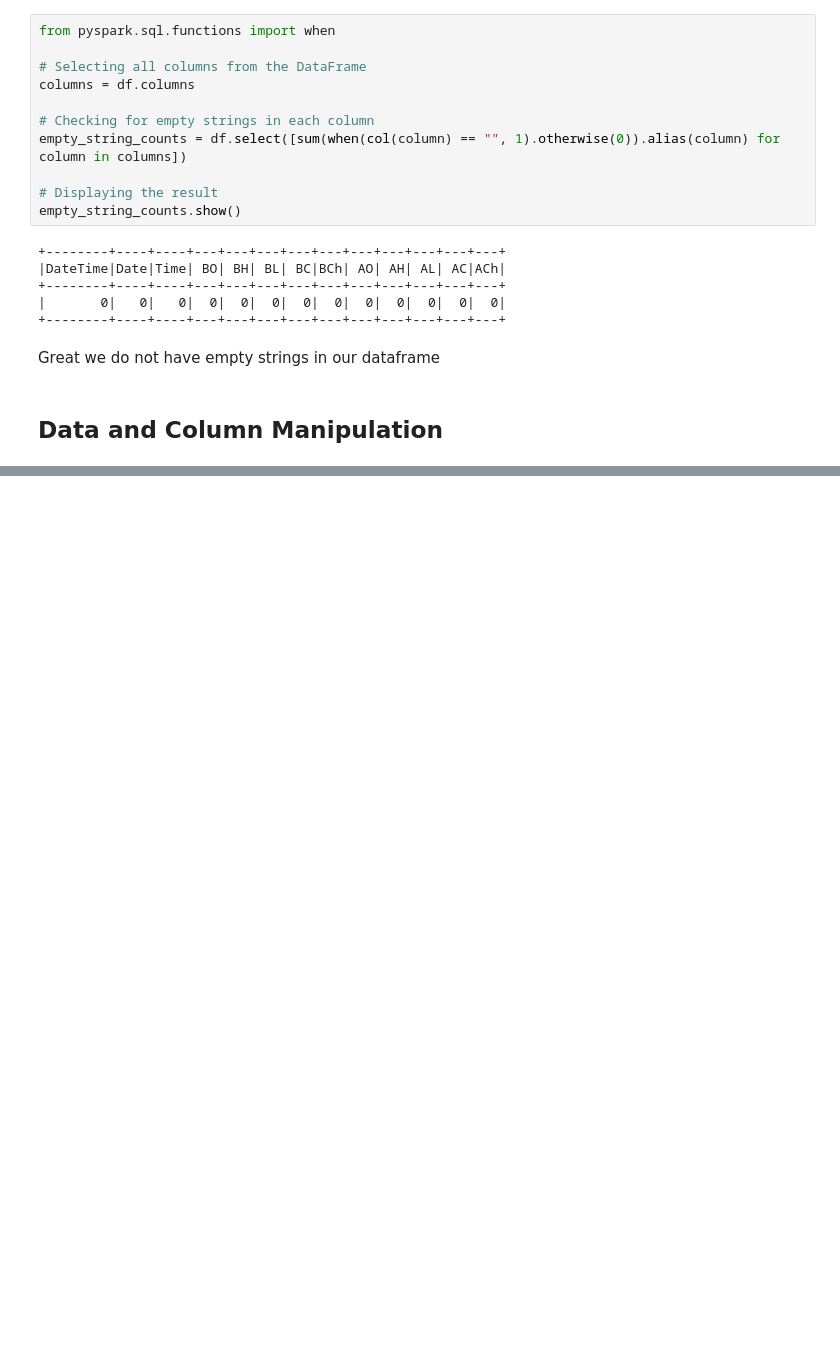
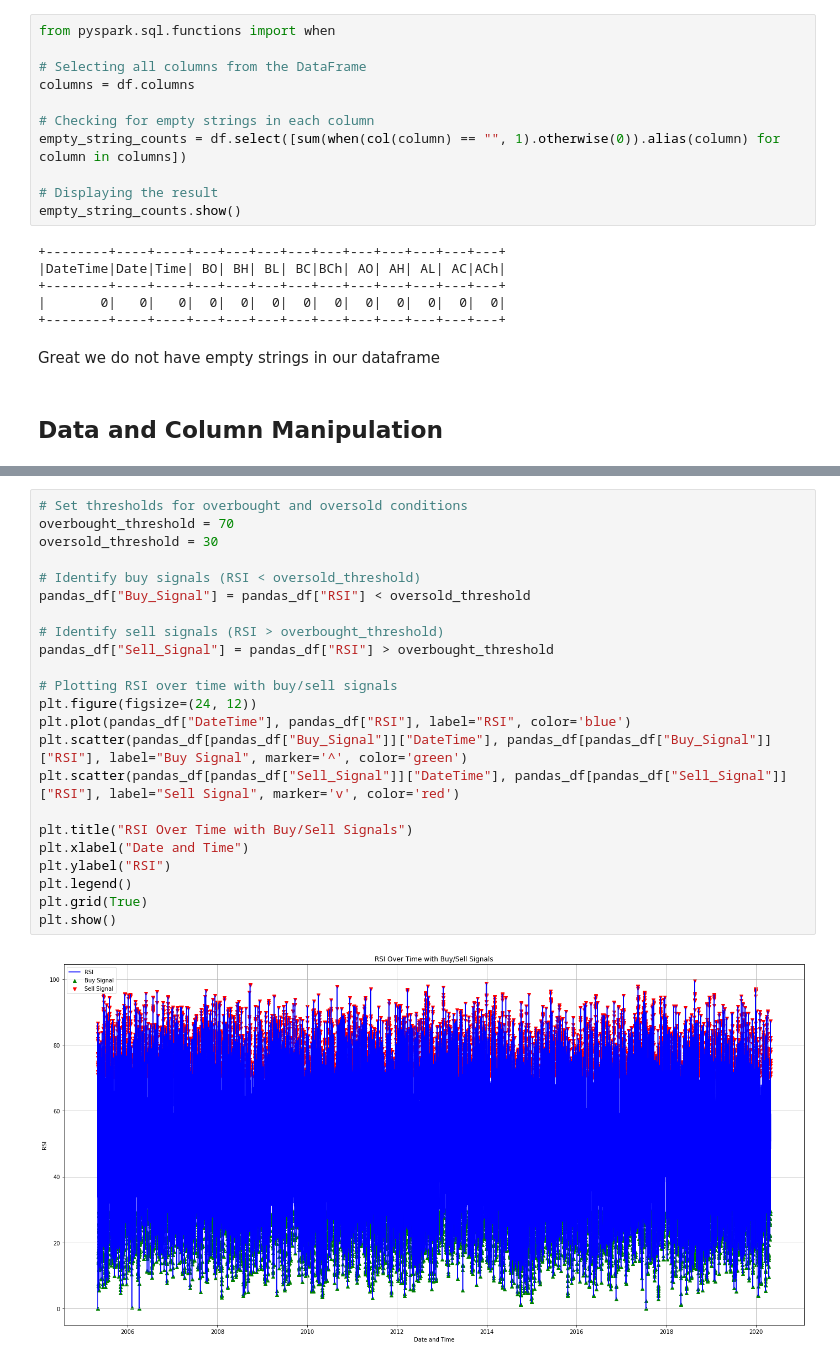
Before and after one commit to asavoullis/Data_Engineering_Projects, a Jupyter notebook: Forex_EURUSD/eurusd_hour_analysis.ipynb.ipynb, the cells around one changed output, grey strips where cells are left out. Cells and saved outputs as stored; diff of their text form; blank space fills up the shorter version.

```diff
--- a/Forex_EURUSD/eurusd_hour_analysis.ipynb.ipynb
+++ b/Forex_EURUSD/eurusd_hour_analysis.ipynb.ipynb
@@ -614,0 +789,25 @@ Great we do not have empty strings in our dataframe
+# %%
+# Set thresholds for overbought and oversold conditions
+overbought_threshold = 70
+oversold_threshold = 30
+
+# Identify buy signals (RSI < oversold_threshold)
+pandas_df["Buy_Signal"] = pandas_df["RSI"] < oversold_threshold
+
+# Identify sell signals (RSI > overbought_threshold)
+pandas_df["Sell_Signal"] = pandas_df["RSI"] > overbought_threshold
+
+# Plotting RSI over time with buy/sell signals
+plt.figure(figsize=(24, 12))
+plt.plot(pandas_df["DateTime"], pandas_df["RSI"], label="RSI", color='blue')
+plt.scatter(pandas_df[pandas_df["Buy_Signal"]]["DateTime"], pandas_df[pandas_df["Buy_Signal"]]["RSI"], label="Buy Signal", marker='^', color='green')
+plt.scatter(pandas_df[pandas_df["Sell_Signal"]]["DateTime"], pandas_df[pandas_df["Sell_Signal"]]["RSI"], label="Sell Signal", marker='v', color='red')
+
+plt.title("RSI Over Time with Buy/Sell Signals")
+plt.xlabel("Date and Time")
+plt.ylabel("RSI")
+plt.legend()
+plt.grid(True)
+plt.show()
+# %% [output]
+[figure, added]
```
Also changed, not shown: parts of 22 cells of this notebook, 1 other file.
